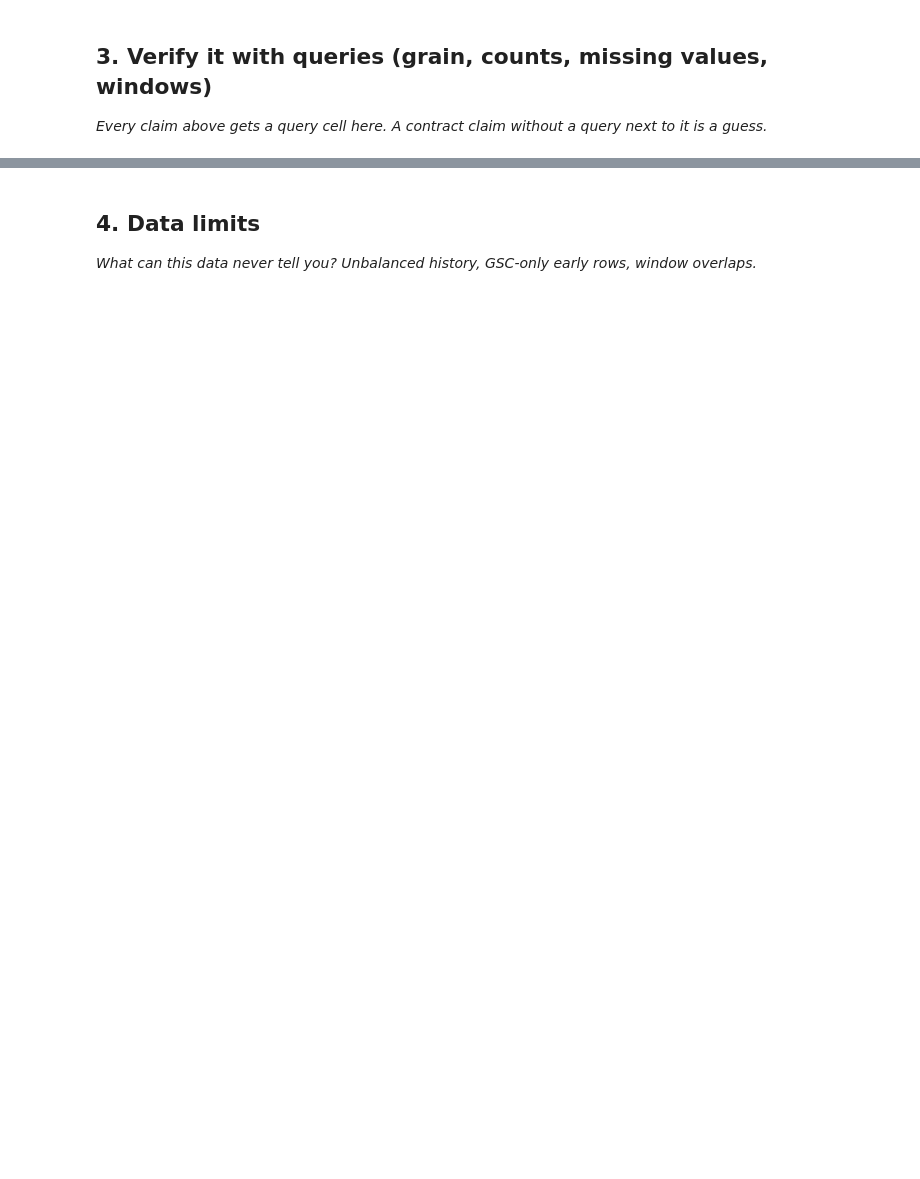
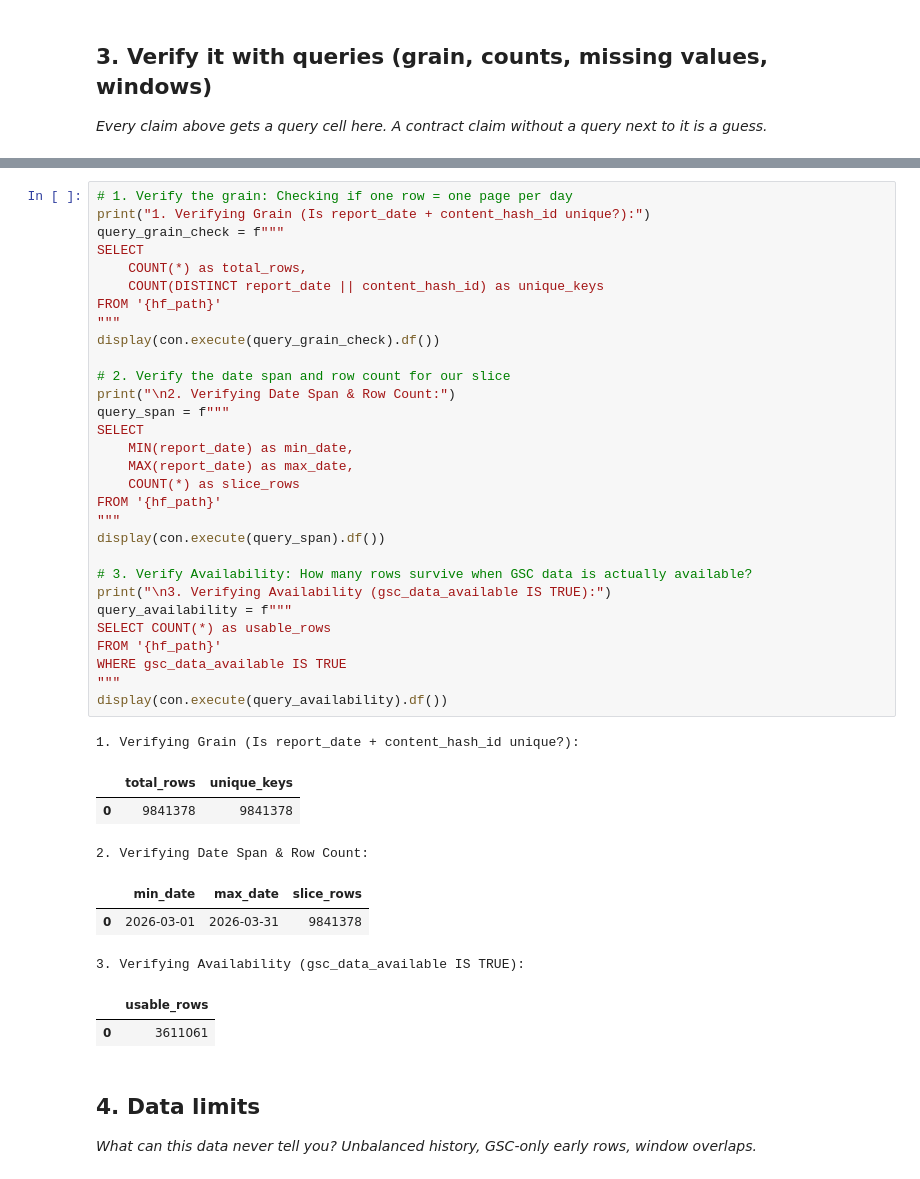
Before and after one commit to MihirJayswal812007/Flyrank-Internship, a Jupyter notebook: work/notebooks/w03_data_contract.ipynb, the cells around one changed output, grey strips where cells are left out. Saved outputs shown, nothing was run; the diff lists cells and outputs as text; blank space fills up the shorter version.

```diff
--- a/work/notebooks/w03_data_contract.ipynb
+++ b/work/notebooks/w03_data_contract.ipynb
@@ -85,3 +98,43 @@ LINE 12: WHERE impressions_90d > 0
+# %%
+# 1. Verify the grain: Checking if one row = one page per day
+print("1. Verifying Grain (Is report_date + content_hash_id unique?):")
+query_grain_check = f"""
+SELECT
+    COUNT(*) as total_rows,
+    COUNT(DISTINCT report_date || content_hash_id) as unique_keys
+FROM '{hf_path}'
+"""
+display(con.execute(query_grain_check).df())
+
+# 2. Verify the date span and row count for our slice
+print("\n2. Verifying Date Span & Row Count:")
+query_span = f"""
+SELECT
+    MIN(report_date) as min_date,
+    MAX(report_date) as max_date,
+    COUNT(*) as slice_rows
+FROM '{hf_path}'
+"""
+display(con.execute(query_span).df())
+
+# 3. Verify Availability: How many rows survive when GSC data is actually available?
+print("\n3. Verifying Availability (gsc_data_available IS TRUE):")
+query_availability = f"""
+SELECT COUNT(*) as usable_rows
+FROM '{hf_path}'
+WHERE gsc_data_available IS TRUE
+"""
+display(con.execute(query_availability).df())
+# %% [output]
+1. Verifying Grain (Is report_date + content_hash_id unique?):
+|  | total_rows | unique_keys |
+| 0 | 9841378 | 9841378 |
+2. Verifying Date Span & Row Count:
+|  | min_date | max_date | slice_rows |
+| 0 | 2026-03-01 | 2026-03-31 | 9841378 |
+3. Verifying Availability (gsc_data_available IS TRUE):
+|  | usable_rows |
+| 0 | 3611061 |
 # %% [markdown]
 ## 4. Data limits
 
```
Also changed, not shown: parts of 7 cells of this notebook.
